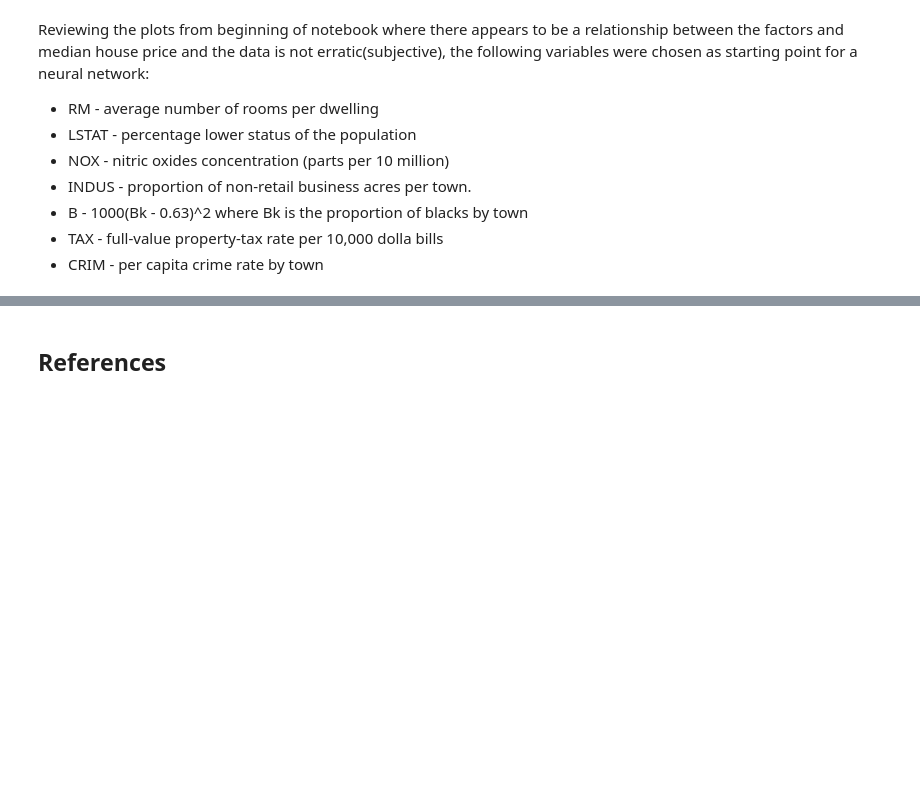
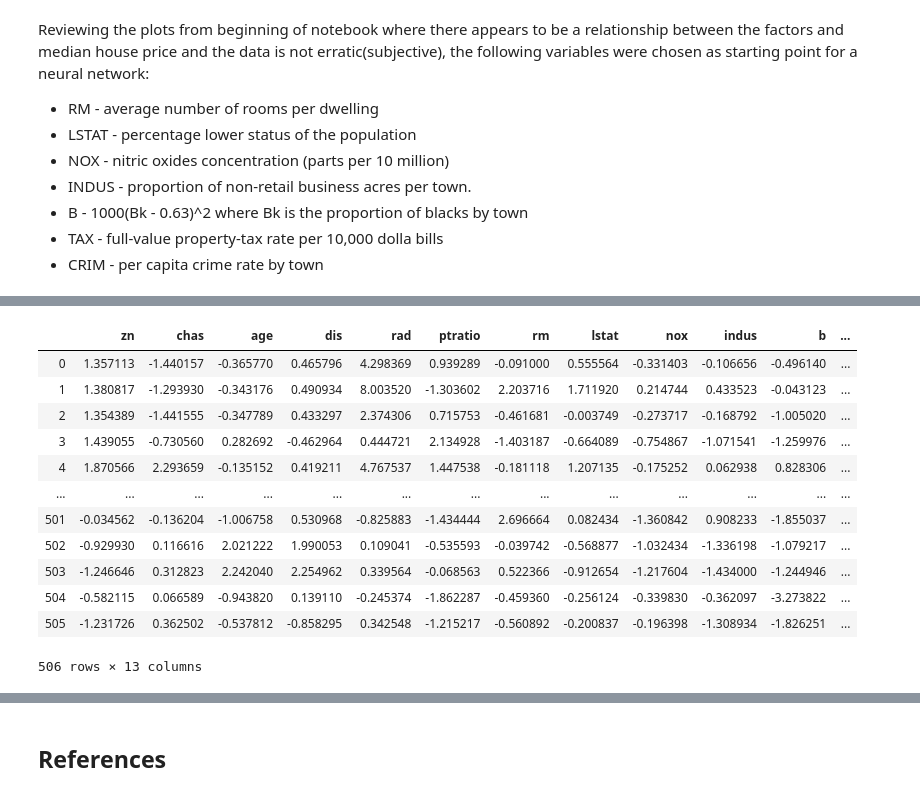
Before and after one commit to healyshane/machine-learn, a Jupyter notebook: machineAssignment.ipynb, the cells around one changed output, grey strips where cells are left out. Drawn from its saved outputs; the diff is of its cells as text; code cells hidden in the pictures; blank space fills up the shorter version.

```diff
--- a/machineAssignment.ipynb
+++ b/machineAssignment.ipynb
@@ -440,3 +481,22 @@ output = df[['medv']]
+# %%
+pca = dec.PCA(n_components=13, whiten=True)
+pca.fit(inputs)
+xwhite = pd.DataFrame(pca.transform(inputs), columns=inputs.columns)
+xwhite
+# %% [output]
+|  | zn | chas | age | dis | rad | ptratio | rm | lstat | nox | indus | b | ... |
+| 0 | 1.357113 | -1.440157 | -0.365770 | 0.465796 | 4.298369 | 0.939289 | -0.091000 | 0.555564 | -0.331403 | -0.106656 | -0.496140 | ... |
+| 1 | 1.380817 | -1.293930 | -0.343176 | 0.490934 | 8.003520 | -1.303602 | 2.203716 | 1.711920 | 0.214744 | 0.433523 | -0.043123 | ... |
+| 2 | 1.354389 | -1.441555 | -0.347789 | 0.433297 | 2.374306 | 0.715753 | -0.461681 | -0.003749 | -0.273717 | -0.168792 | -1.005020 | ... |
+| 3 | 1.439055 | -0.730560 | 0.282692 | -0.462964 | 0.444721 | 2.134928 | -1.403187 | -0.664089 | -0.754867 | -1.071541 | -1.259976 | ... |
+| 4 | 1.870566 | 2.293659 | -0.135152 | 0.419211 | 4.767537 | 1.447538 | -0.181118 | 1.207135 | -0.175252 | 0.062938 | 0.828306 | ... |
+| ... | ... | ... | ... | ... | ... | ... | ... | ... | ... | ... | ... | ... |
+| 501 | -0.034562 | -0.136204 | -1.006758 | 0.530968 | -0.825883 | -1.434444 | 2.696664 | 0.082434 | -1.360842 | 0.908233 | -1.855037 | ... |
+| 502 | -0.929930 | 0.116616 | 2.021222 | 1.990053 | 0.109041 | -0.535593 | -0.039742 | -0.568877 | -1.032434 | -1.336198 | -1.079217 | ... |
+| 503 | -1.246646 | 0.312823 | 2.242040 | 2.254962 | 0.339564 | -0.068563 | 0.522366 | -0.912654 | -1.217604 | -1.434000 | -1.244946 | ... |
+| 504 | -0.582115 | 0.066589 | -0.943820 | 0.139110 | -0.245374 | -1.862287 | -0.459360 | -0.256124 | -0.339830 | -0.362097 | -3.273822 | ... |
+| 505 | -1.231726 | 0.362502 | -0.537812 | -0.858295 | 0.342548 | -1.215217 | -0.560892 | -0.200837 | -0.196398 | -1.308934 | -1.826251 | ... |
+506 rows × 13 columns
 # %%
 m = kr.models.Sequential()
 # %%
```
Also changed, not shown: parts of 23 cells of this notebook, 3 other files.
